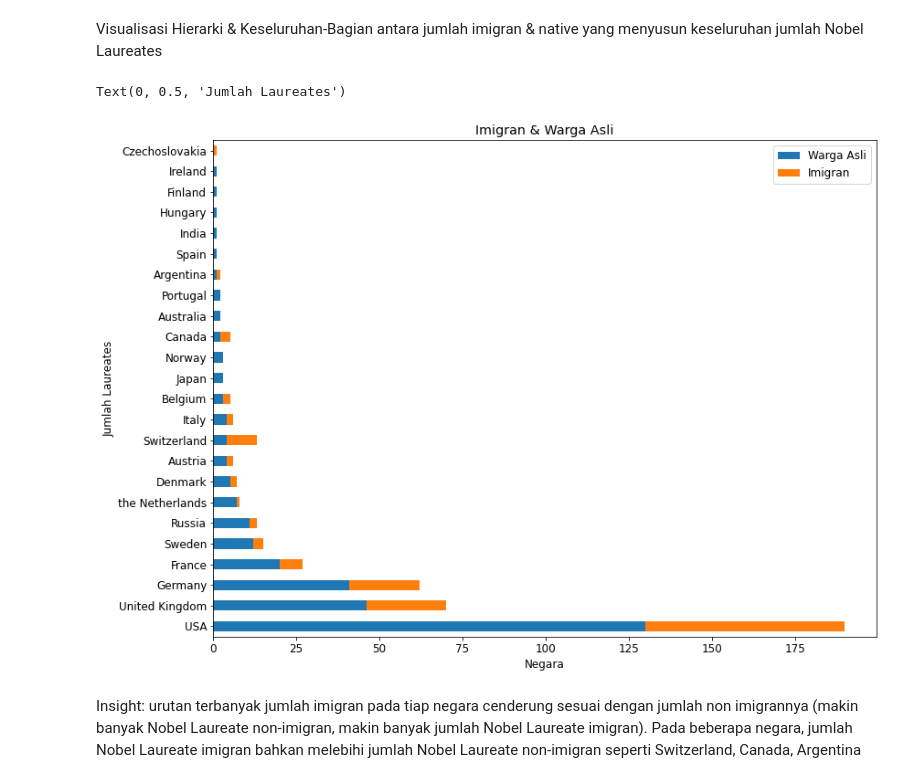
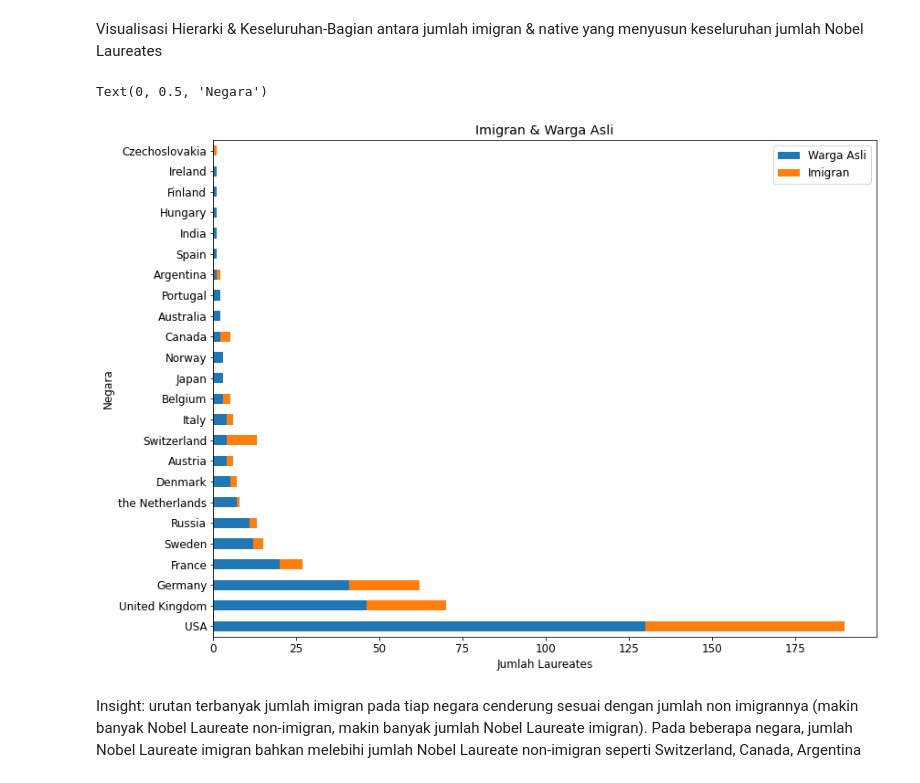
Before and after one commit to prfahrezi/laureates_vizualisation, a Jupyter notebook: visualisasi.ipynb, the cells around one changed output. Saved outputs shown, nothing was run; the diff lists cells and outputs as text; code cells hidden in the pictures.

```diff
--- a/visualisasi.ipynb
+++ b/visualisasi.ipynb
@@ -185,12 +185,12 @@ Visualisasi Hierarki & Keseluruhan-Bagian antara jumlah imigran & native yang me
 # %%
 lr_noimm = lr.loc[lr['bornCountry'] == lr['country']]
 noimm_cntry = lr_noimm.groupby('country').size().sort_values(ascending=False).rename('Warga Asli')
 df = pd.concat([noimm_cntry, imm_cntry], axis=1)
 df.plot.barh(figsize=(13,10), stacked=True)
-plt.title('Imigran & Warga Asli'); plt.xlabel('Negara'); plt.ylabel('Jumlah Laureates')
+plt.title('Imigran & Warga Asli'); plt.xlabel('Jumlah Laureates'); plt.ylabel('Negara')
 # %% [output]
-Text(0, 0.5, 'Jumlah Laureates')
+Text(0, 0.5, 'Negara')
-[figure, old version]
+[figure, new version]
 # %% [markdown]
 Insight: urutan terbanyak jumlah imigran pada tiap negara cenderung sesuai dengan jumlah non imigrannya (makin banyak Nobel Laureate non-imigran, makin banyak jumlah Nobel Laureate imigran). Pada beberapa negara, jumlah Nobel Laureate imigran bahkan melebihi jumlah Nobel Laureate non-imigran seperti Switzerland, Canada, Argentina
 # %% [markdown]
```
Also changed, not shown: parts of 4 cells of this notebook.
